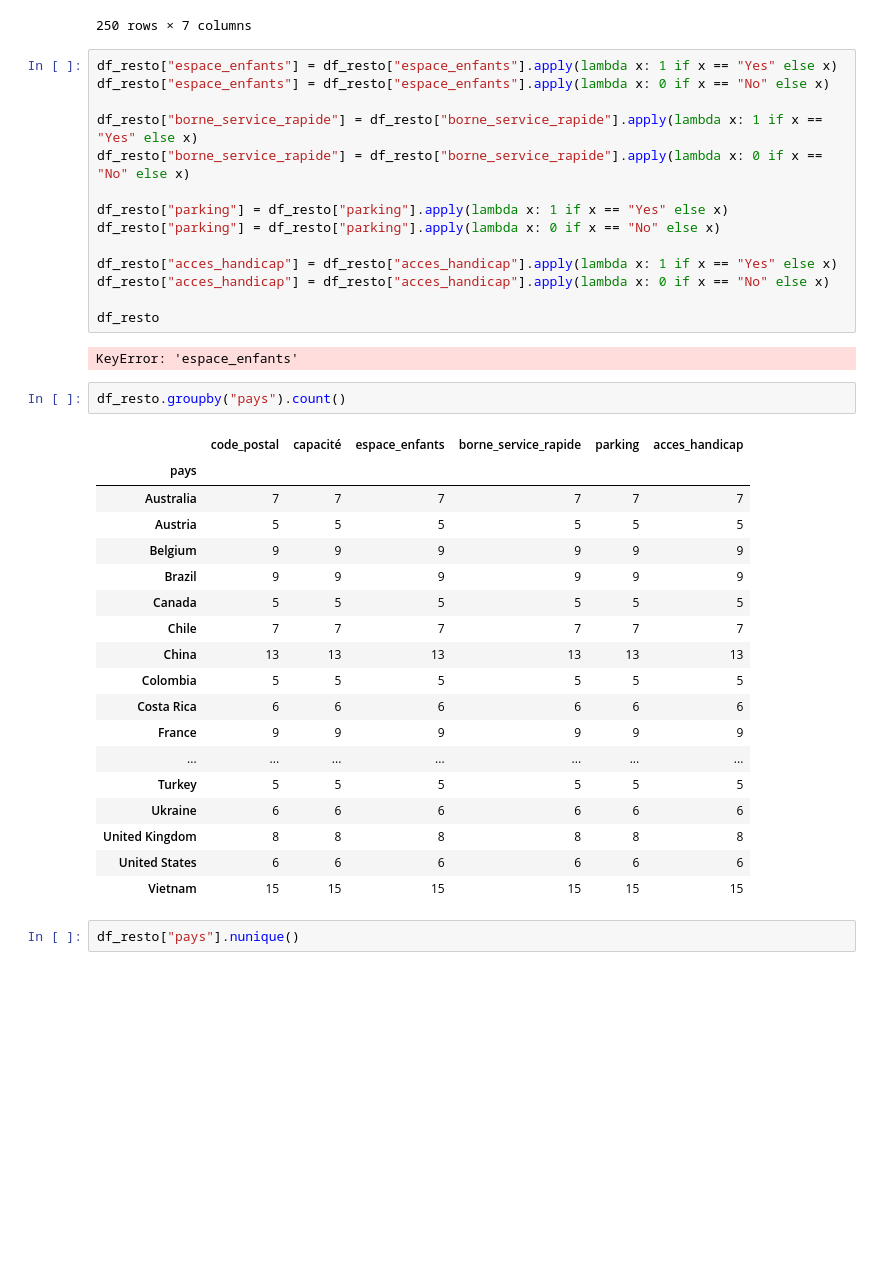
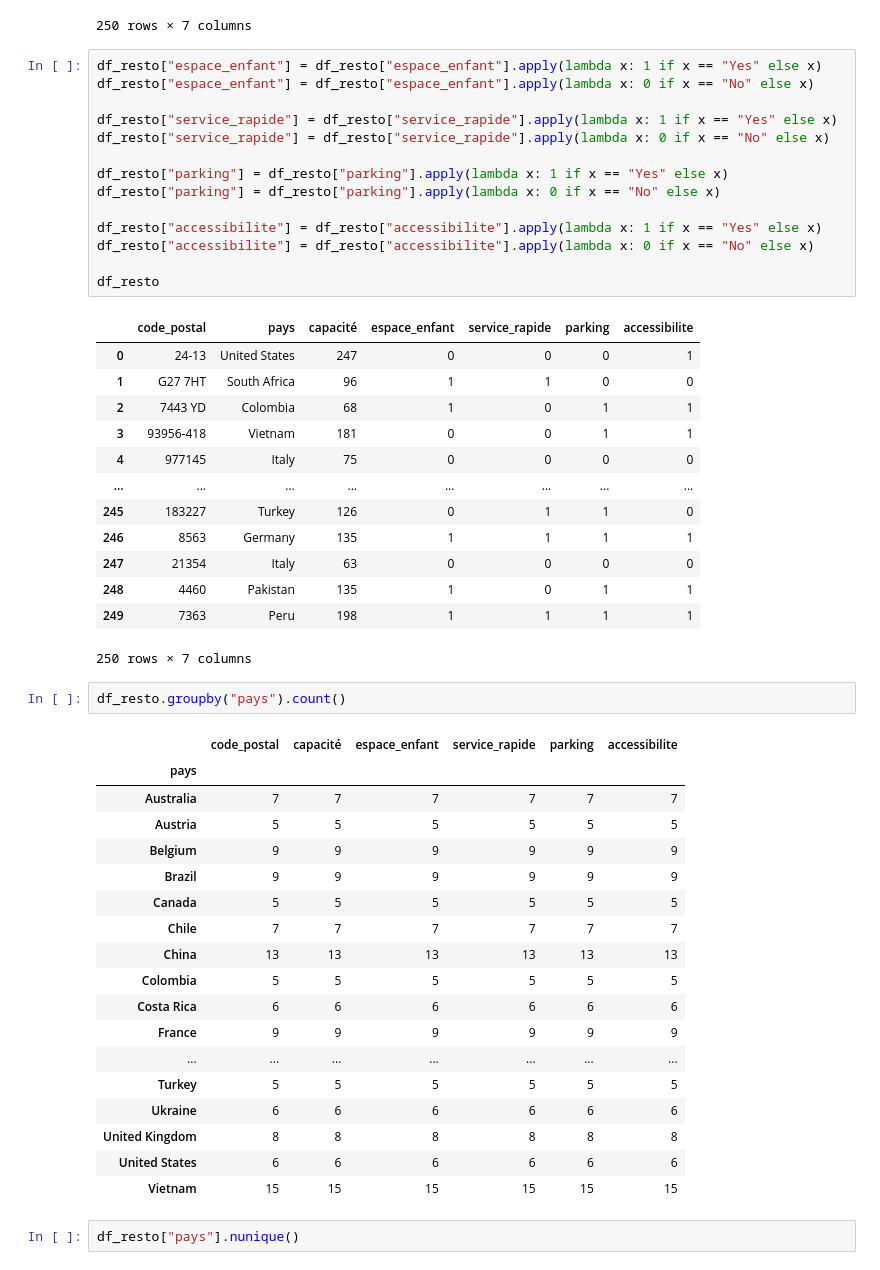
Before and after one commit to haelbrek/Projet_SQL, a Jupyter notebook: main copy.ipynb, the cells around one changed output. Cells and saved outputs as stored; diff of their text form; blank space fills up the shorter version.

```diff
--- a/main copy.ipynb
+++ b/main copy.ipynb
@@ -24,25 +24,37 @@ df_resto
 | 249 | 7363 | Peru | 198 | Yes | Yes | Yes | Yes |
 250 rows × 7 columns
 # %%
-df_resto["espace_enfants"] = df_resto["espace_enfants"].apply(lambda x: 1 if x == "Yes" else x)
-df_resto["espace_enfants"] = df_resto["espace_enfants"].apply(lambda x: 0 if x == "No" else x)
+df_resto["espace_enfant"] = df_resto["espace_enfant"].apply(lambda x: 1 if x == "Yes" else x)
+df_resto["espace_enfant"] = df_resto["espace_enfant"].apply(lambda x: 0 if x == "No" else x)
 
-df_resto["borne_service_rapide"] = df_resto["borne_service_rapide"].apply(lambda x: 1 if x == "Yes" else x)
-df_resto["borne_service_rapide"] = df_resto["borne_service_rapide"].apply(lambda x: 0 if x == "No" else x)
+df_resto["service_rapide"] = df_resto["service_rapide"].apply(lambda x: 1 if x == "Yes" else x)
+df_resto["service_rapide"] = df_resto["service_rapide"].apply(lambda x: 0 if x == "No" else x)
 
 df_resto["parking"] = df_resto["parking"].apply(lambda x: 1 if x == "Yes" else x)
 df_resto["parking"] = df_resto["parking"].apply(lambda x: 0 if x == "No" else x)
 
-df_resto["acces_handicap"] = df_resto["acces_handicap"].apply(lambda x: 1 if x == "Yes" else x)
-df_resto["acces_handicap"] = df_resto["acces_handicap"].apply(lambda x: 0 if x == "No" else x)
+df_resto["accessibilite"] = df_resto["accessibilite"].apply(lambda x: 1 if x == "Yes" else x)
+df_resto["accessibilite"] = df_resto["accessibilite"].apply(lambda x: 0 if x == "No" else x)
 
 df_resto
 # %% [output]
+|  | code_postal | pays | capacité | espace_enfant | service_rapide | parking | accessibilite |
+| 0 | 24-13 | United States | 247 | 0 | 0 | 0 | 1 |
+| 1 | G27 7HT | South Africa | 96 | 1 | 1 | 0 | 0 |
+| 2 | 7443 YD | Colombia | 68 | 1 | 0 | 1 | 1 |
+| 3 | 93956-418 | Vietnam | 181 | 0 | 0 | 1 | 1 |
+| 4 | 977145 | Italy | 75 | 0 | 0 | 0 | 0 |
+| ... | ... | ... | ... | ... | ... | ... | ... |
+| 245 | 183227 | Turkey | 126 | 0 | 1 | 1 | 0 |
+| 246 | 8563 | Germany | 135 | 1 | 1 | 1 | 1 |
+| 247 | 21354 | Italy | 63 | 0 | 0 | 0 | 0 |
+| 248 | 4460 | Pakistan | 135 | 1 | 0 | 1 | 1 |
+| 249 | 7363 | Peru | 198 | 1 | 1 | 1 | 1 |
-KeyError: 'espace_enfants'
+250 rows × 7 columns
 # %%
 df_resto.groupby("pays").count()
 # %% [output]
-|  | code_postal | capacité | espace_enfants | borne_service_rapide | parking | acces_handicap |
+|  | code_postal | capacité | espace_enfant | service_rapide | parking | accessibilite |
 | pays |  |  |  |  |  |  |
 | Australia | 7 | 7 | 7 | 7 | 7 | 7 |
 | Austria | 5 | 5 | 5 | 5 | 5 | 5 |
```
Also changed, not shown: parts of 6 cells of this notebook, 1 other file.
